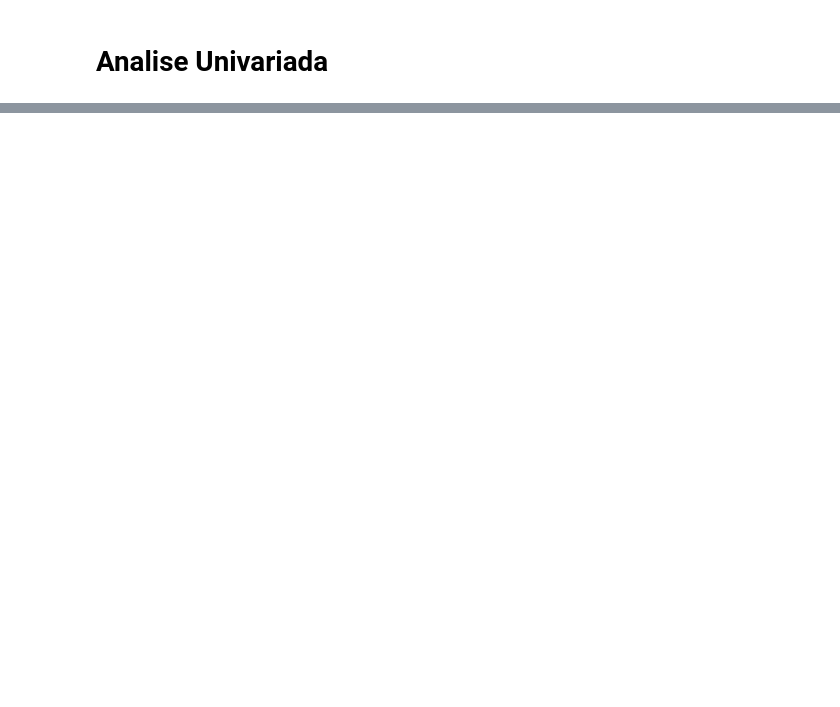
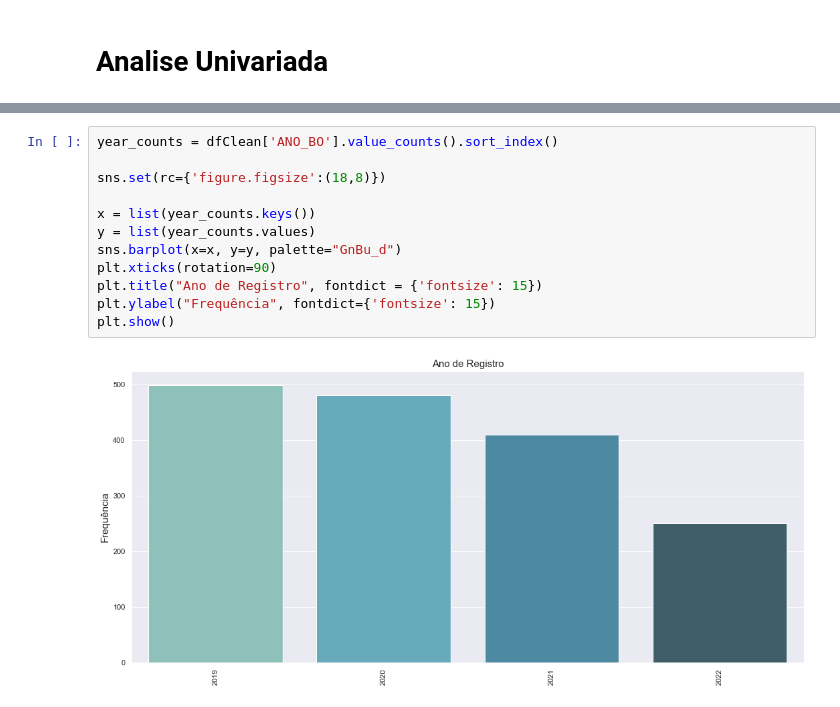
Before and after one commit to LucaNoto/PF_CoderHouse, a Jupyter notebook: Crimes_AnaliseUnivariadaLucaNoto.ipynb, the cells around one changed output, grey strips where cells are left out. Drawn from its saved outputs; the diff is of its cells as text; blank space fills up the shorter version.

```diff
--- a/Crimes_AnaliseUnivariadaLucaNoto.ipynb
+++ b/Crimes_AnaliseUnivariadaLucaNoto.ipynb
@@ -94,0 +311,14 @@ plt.show()
+# %%
+year_counts = dfClean['ANO_BO'].value_counts().sort_index()
+
+sns.set(rc={'figure.figsize':(18,8)})
+
+x = list(year_counts.keys())
+y = list(year_counts.values)
+sns.barplot(x=x, y=y, palette="GnBu_d")
+plt.xticks(rotation=90)
+plt.title("Ano de Registro", fontdict = {'fontsize': 15})
+plt.ylabel("Frequência", fontdict={'fontsize': 15})
+plt.show()
+# %% [output]
+[figure, added]
```
Also changed, not shown: parts of 23 cells of this notebook.
